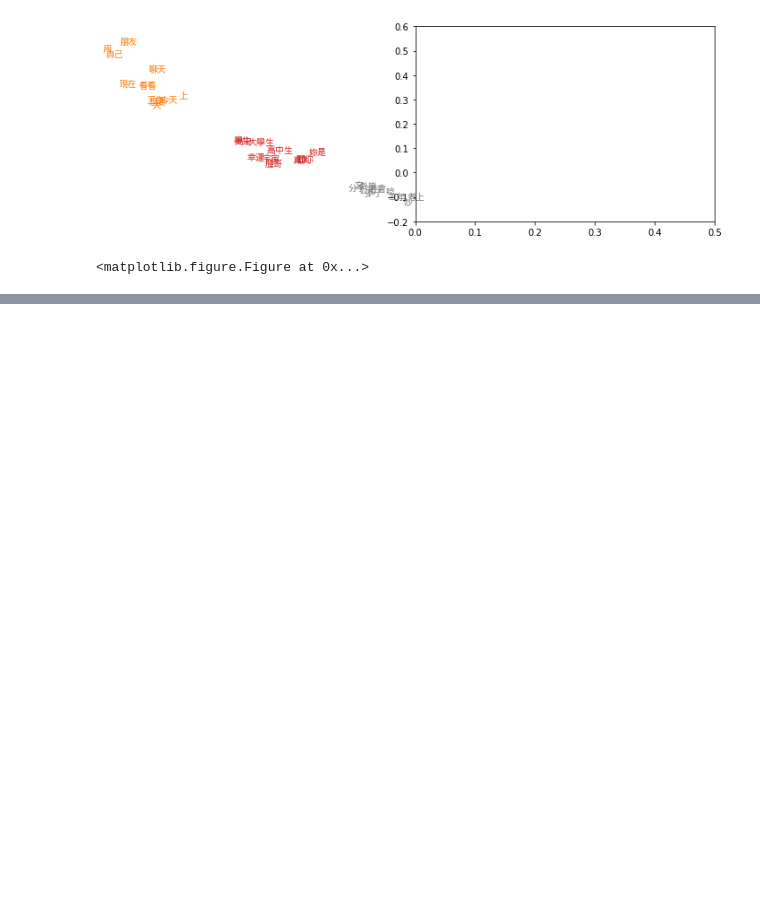
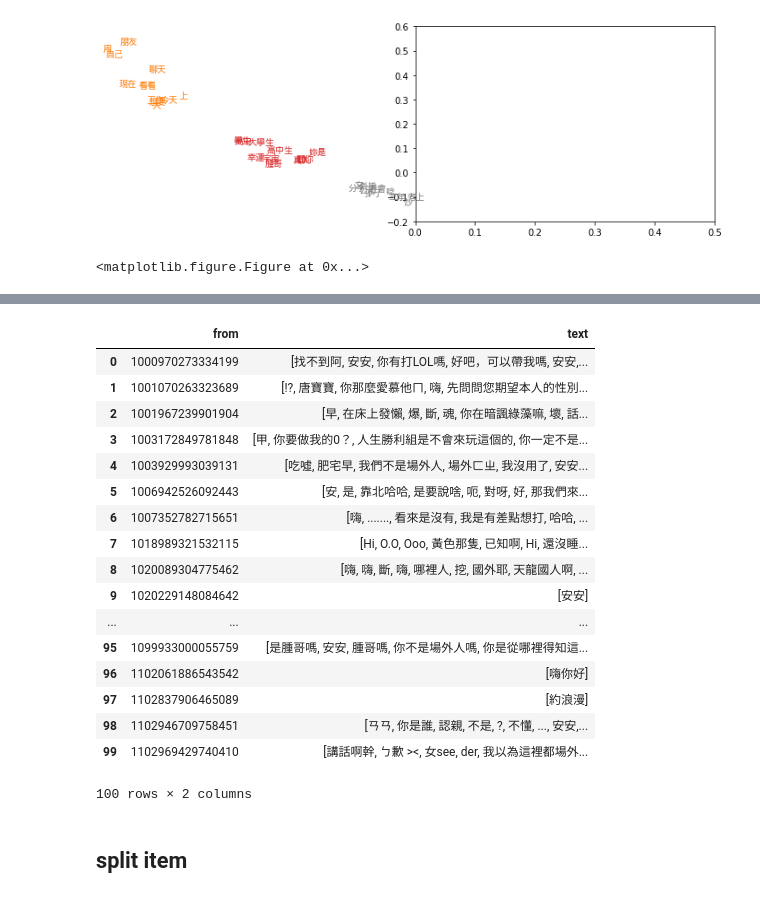
Before and after one commit to tan-i-ham/gp_new, a Jupyter notebook: df_small.ipynb, the cells around one changed output, grey strips where cells are left out. Saved outputs shown, nothing was run; the diff lists cells and outputs as text; code cells hidden in the pictures; blank space fills up the shorter version.

```diff
--- a/df_small.ipynb
+++ b/df_small.ipynb
@@ -227,3 +227,6 @@ def loadjieba():
 #   with open('newdict.txt','w') as f:
 #       for k,v in og_dict.items():
 #         f.write(k+'\t'+str(v)+'\n')
+# %%
+
+df = df[df['text'].str.contains("https|Britain")== False]
@@ -230,2 +240,2 @@ def loadjieba():
 # %%
-grouped_data = df.groupby('from')['text'].apply(lambda x: "{%s}" % ', '.join(x))
+grouped_data = df.groupby('from')['text'].apply(lambda x: '/'.join(x)).reset_index()
@@ -235,0 +242,2 @@ len(grouped_data)
+# %%
+test= grouped_data.head(100)
@@ -235,0 +253,23 @@ len(grouped_data)
+# %%
+test
+# %% [output]
+|  | from | text |
+| 0 | 1000970273334199 | [找不到阿, 安安, 你有打LOL嗎, 好吧，可以帶我嗎, 安安,... |
+| 1 | 1001070263323689 | [!?, 唐寶寶, 你那麼愛慕他ㄇ, 嗨, 先問問您期望本人的性別... |
+| 2 | 1001967239901904 | [早, 在床上發懶, 爆, 斷, 魂, 你在暗諷綠藻嘛, 壞, 話... |
+| 3 | 1003172849781848 | [甲, 你要做我的0？, 人生勝利組是不會來玩這個的, 你一定不是... |
+| 4 | 1003929993039131 | [吃噓, 肥宅早, 我們不是場外人, 場外ㄈㄓ, 我沒用了, 安安... |
+| 5 | 1006942526092443 | [安, 是, 靠北哈哈, 是要說啥, 呃, 對呀, 好, 那我們來... |
+| 6 | 1007352782715651 | [嗨, ......., 看來是沒有, 我是有差點想打, 哈哈, ... |
+| 7 | 1018989321532115 | [Hi, O.O, Ooo, 黃色那隻, 已知啊, Hi, 還沒睡... |
+| 8 | 1020089304775462 | [嗨, 嗨, 斷, 嗨, 哪裡人, 挖, 國外耶, 天龍國人啊, ... |
+| 9 | 1020229148084642 | [安安] |
+| ... | ... | ... |
+| 95 | 1099933000055759 | [是腫哥嗎, 安安, 腫哥嗎, 你不是場外人嗎, 你是從哪裡得知這... |
+| 96 | 1102061886543542 | [嗨你好] |
+| 97 | 1102837906465089 | [約浪漫] |
+| 98 | 1102946709758451 | [ㄢㄢ, 你是誰, 認親, 不是, ?, 不懂, ..., 安安,... |
+| 99 | 1102969429740410 | [講話啊幹, ㄅ歉 ><, 女see, der, 我以為這裡都場外... |
+100 rows × 2 columns
+# %% [markdown]
+## split item
```
Also changed, not shown: parts of 8 cells of this notebook.
